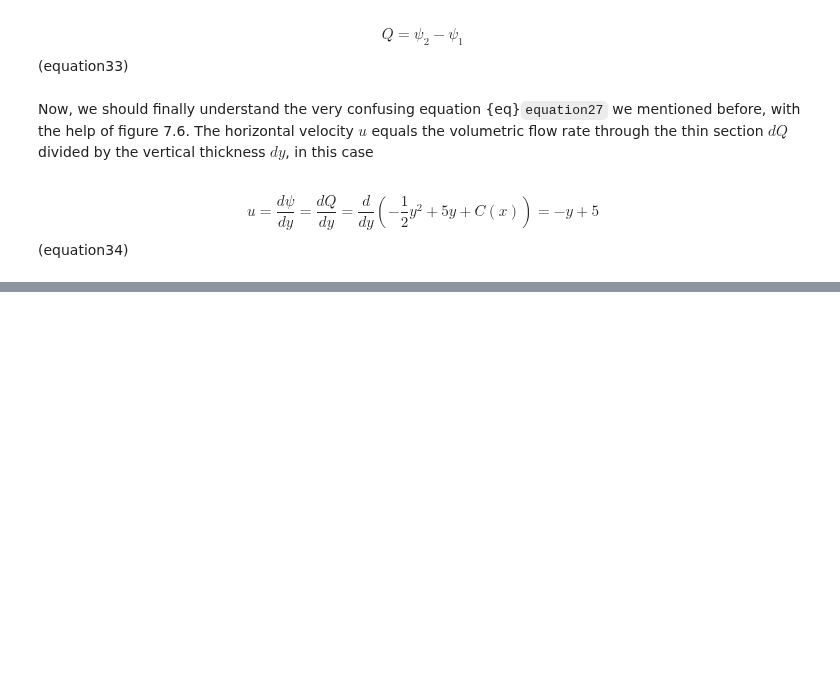
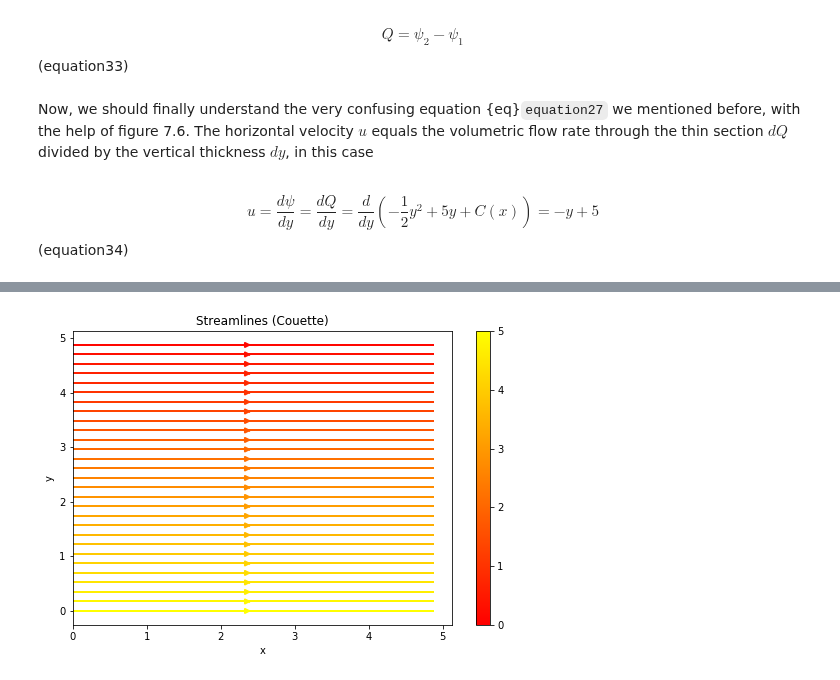
Before and after one commit to primer-computational-mathematics/book, a Jupyter notebook: _sources/d_geosciences/Fluid_Dynamics/Lecture6_Non_Linear_Viscosity_2D_Stokes.ipynb, the cells around one changed output, grey strips where cells are left out. Cells and saved outputs as stored; diff of their text form; code cells hidden in the pictures; blank space fills up the shorter version.

```diff
--- a/_sources/d_geosciences/Fluid_Dynamics/Lecture6_Non_Linear_Viscosity_2D_Stokes.ipynb
+++ b/_sources/d_geosciences/Fluid_Dynamics/Lecture6_Non_Linear_Viscosity_2D_Stokes.ipynb
@@ -274,0 +308,34 @@ Sketch stream function and streamlines for the two end-member cases (Couette and
+# %%
+import numpy as np
+import matplotlib.pyplot as plt
+import matplotlib.gridspec as gridspec
+
+N  = 100    # number of points to plot (ignore)
+mu = 0.001    # viscosity of water
+dpdx = 0    # when pressure difference = 0, known as Couette ﬂow
+h = 5    # thickness of channel (m)
+u0 = 5   # boundary (max) velocity (m/s)
+
+
+Y, X = np.mgrid[0:h:100j, 0:h:100j]
+U = (1/(2*mu)) * dpdx * (Y*Y - h*Y) - (u0*Y)/(h) + u0
+V = Y*0
+speed = np.sqrt(U**2 + V**2)
+
+fig = plt.figure(figsize=(14, 18))
+gs = gridspec.GridSpec(nrows=3, ncols=2, height_ratios=[1, 1, 2])
+
+
+# Varying color along a streamline
+ax1 = fig.add_subplot(gs[0, 1])
+strm = ax1.streamplot(X, Y, U, V, color=U, linewidth=2, cmap='autumn')
+fig.colorbar(strm.lines)
+ax1.set_title('Streamlines (Couette)')
+ax1.set_xlabel('x')
+ax1.set_ylabel('y')
+
+
+plt.tight_layout()
+plt.show()
+# %% [output]
+[figure, added]
```
Also changed, not shown: parts of 5 cells of this notebook, 6 other files.
